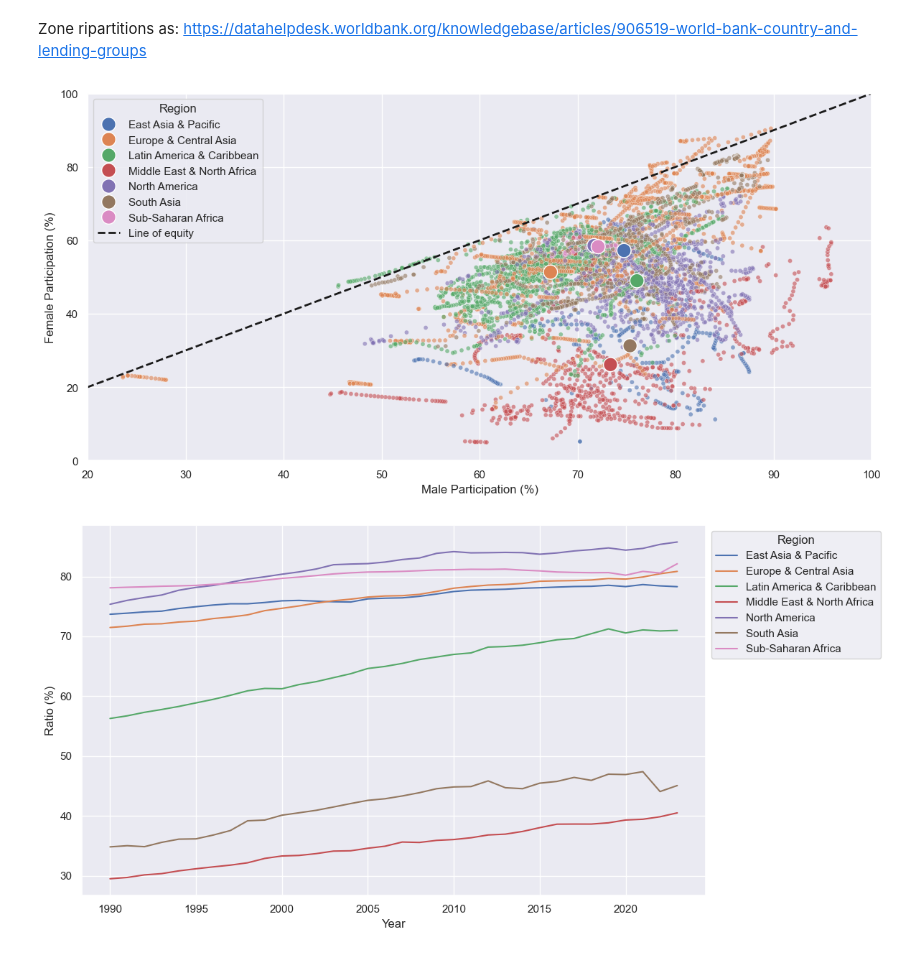
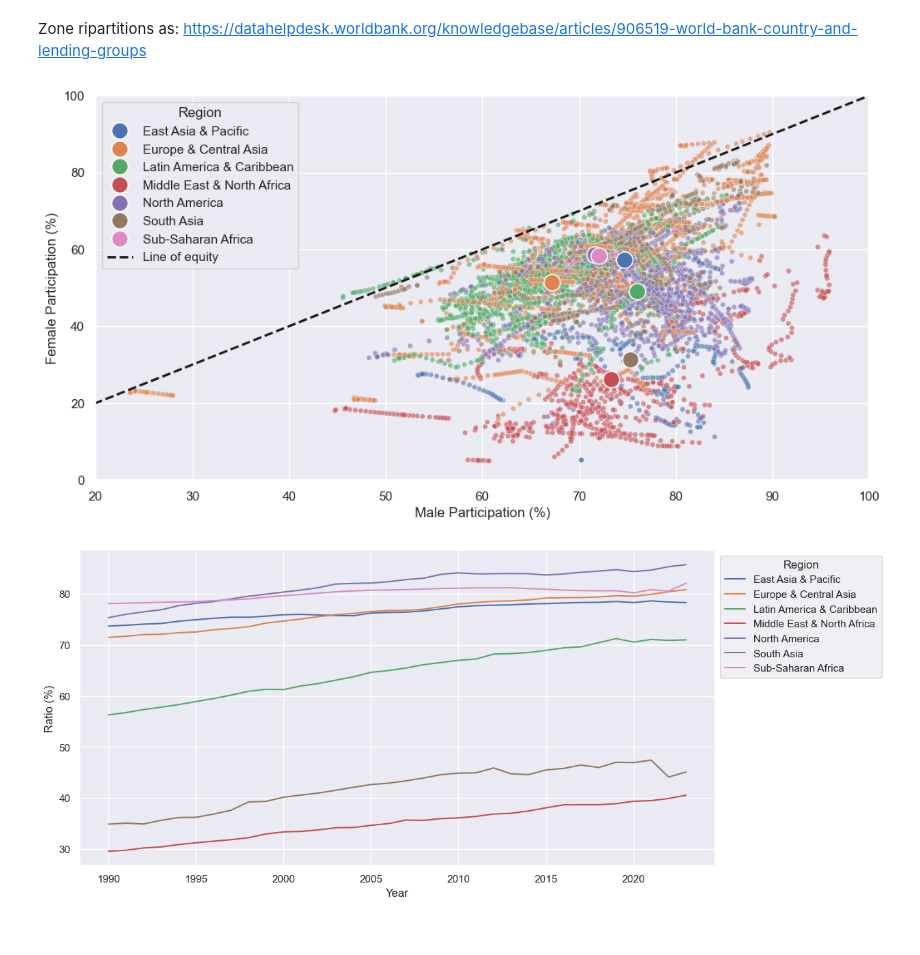
Before and after one commit to gianluca-filesi/Thesis, a Jupyter notebook: Labor.ipynb, the cells around one changed output. Drawn from its saved outputs; the diff is of its cells as text; code cells hidden in the pictures.

```diff
--- a/Labor.ipynb
+++ b/Labor.ipynb
@@ -160,26 +160,28 @@ df_countries.loc[:, 'REGION'] = df_countries.loc[:,'REF_AREA_NAME'].apply(assign
 
 df_filtered = df_countries.dropna(subset=['VALUE_MALE', 'VALUE_FEMALE', 'REGION'])
 centroids = df_filtered.groupby('REGION')[['VALUE_MALE', 'VALUE_FEMALE']].mean().reset_index()
+# %%
+image_path = '/Users/gianlucafilesi/Library/CloudStorage/OneDrive-EDHEC/04 THESIS/Images/LR/'
 # %%
 plt.figure(figsize=(12, 6))
 sns.scatterplot(data=df_filtered, x='VALUE_MALE', y='VALUE_FEMALE',
                 hue='REGION', s=20, alpha=0.6, legend=False)
 
 sns.scatterplot(data=centroids, x='VALUE_MALE', y='VALUE_FEMALE',
                 hue='REGION', marker='o', s=200, edgecolor='white', linewidth=1,
                 legend=True)
 plt.plot([0, 100], [0, 100], 'k--', lw=2, label='Line of equity')  # Line of equality
 
 # plt.title('Labor force participation rate % of male population ages 15+')
 plt.xlabel('Male Participation (%)')
 plt.ylabel('Female Participation (%)')
 plt.xlim(20, 100)
 plt.ylim(0, 100)
 plt.legend(loc='upper left', title='Region')
-plt.tight_layout()
+plt.savefig(image_path + 'labour_Rates_MvsF.pdf', dpi=1200, bbox_inches='tight')
 plt.show()
 # %% [output]
-[figure, old version]
+[figure, new version]
 # %%
 Ratio = Ratio[['REF_AREA_ID','REF_AREA_NAME','TIME_PERIOD','OBS_VALUE','SEX_ID']]
 Ratio_countries = Ratio[Ratio['REF_AREA_NAME'].isin(countries)].copy()
@@ -195,10 +197,10 @@ sns.lineplot(data=Ratio_filtered, x='TIME_PERIOD', y='OBS_VALUE', hue='REGION')
 plt.legend(loc='upper left', bbox_to_anchor=(1, 1), title='Region')
 plt.xlabel('Year')
 plt.ylabel('Ratio (%)')
-plt.tight_layout()
+
 plt.show()
 # %% [output]
-[figure, old version]
+[figure, new version]
 # %%
 means = df_filtered.groupby(['REGION','TIME_PERIOD'])[['VALUE_FEMALE']].mean().reset_index()
 plt.figure(figsize=(12, 6))
```
Also changed, not shown: parts of 1 cell of this notebook, 6 other files.
